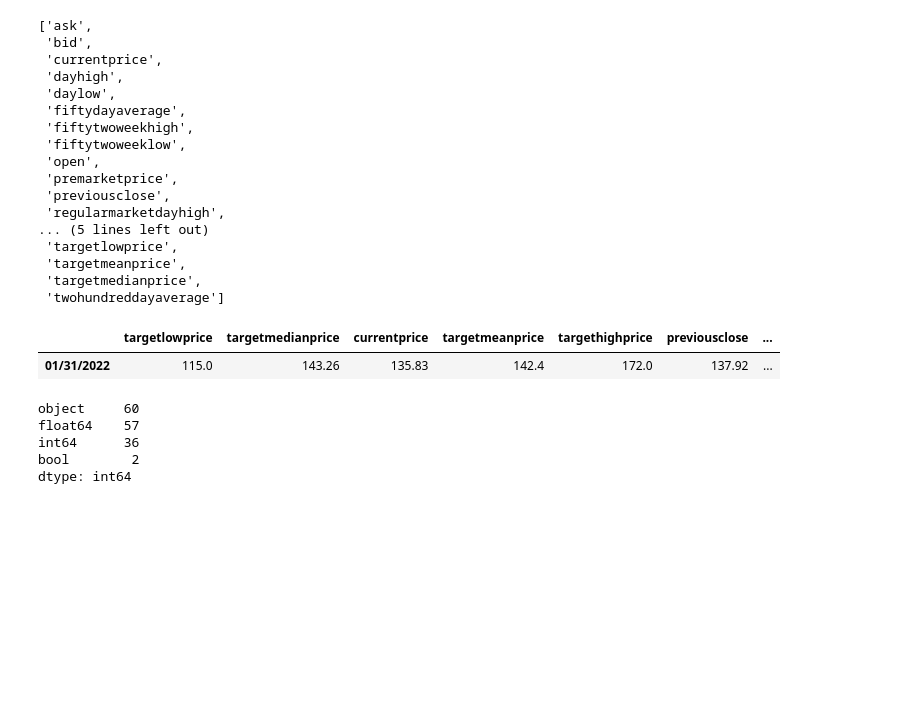
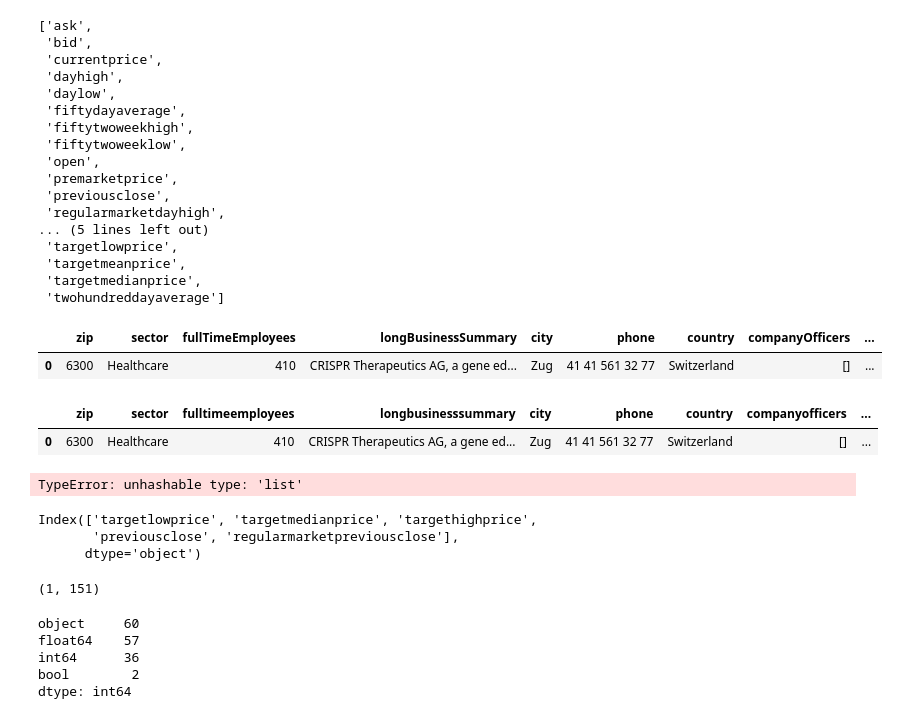
Before and after one commit to Michiel-DK/tracker, a Jupyter notebook: notebooks/try2.ipynb, the cells around one changed output. Drawn from its saved outputs; the diff is of its cells as text; code cells hidden in the pictures; blank space fills up the shorter version.

Commit message:
working input rows info + yearly

```diff
--- a/notebooks/try2.ipynb
+++ b/notebooks/try2.ipynb
@@ -52,8 +59,30 @@ sorted(int)
  'targetmeanprice',
  'targetmedianprice',
  'twohundreddayaverage']
+# %%
+import yfinance as yf
+info = yf.Ticker('CRSP').info
+info_df = pd.DataFrame([info])
+# %%
+info_df
+# %% [output]
+|  | zip | sector | fullTimeEmployees | longBusinessSummary | city | phone | country | companyOfficers | ... |
+| 0 | 6300 | Healthcare | 410 | CRISPR Therapeutics AG, a gene ed... | Zug | 41 41 561 32 77 | Switzerland | [] | ... |
+# %%
+info_df.columns = [x.replace(' ','').lower() for x in list(info_df.columns)]
+info_df
+# %% [output]
+|  | zip | sector | fulltimeemployees | longbusinesssummary | city | phone | country | companyofficers | ... |
+| 0 | 6300 | Healthcare | 410 | CRISPR Therapeutics AG, a gene ed... | Zug | 41 41 561 32 77 | Switzerland | [] | ... |
 # %%
 info[info[int].dropna(axis=1).columns] = info[info[int].dropna(axis=1).columns].astype('float')
+# %% [output]
+TypeError: unhashable type: 'list'
 # %%
-to_change = info[int].select_dtypes('int64').columns #= info[int].select_dtypes('int64').astype('float')
+to_change = info_df[int].select_dtypes('int64').columns #= info[int].select_dtypes('int64').astype('float')
+to_change
+# %% [output]
+Index(['targetlowprice', 'targetmedianprice', 'targethighprice',
+       'previousclose', 'regularmarketpreviousclose'],
+      dtype='object')
 # %%
@@ -61,8 +90,7 @@ info[to_change] = info[to_change].astype('float')
-# %%
-info[int]
-# %% [output]
-|  | targetlowprice | targetmedianprice | currentprice | targetmeanprice | targethighprice | previousclose | ... |
-| 01/31/2022 | 115.0 | 143.26 | 135.83 | 142.4 | 172.0 | 137.92 | ... |
+# %%
+info_df.shape
+# %% [output]
+(1, 151)
 # %%
 info.dtypes.value_counts()
 # %% [output]
```
Also changed, not shown: parts of 6 cells of this notebook, 3 other files.
